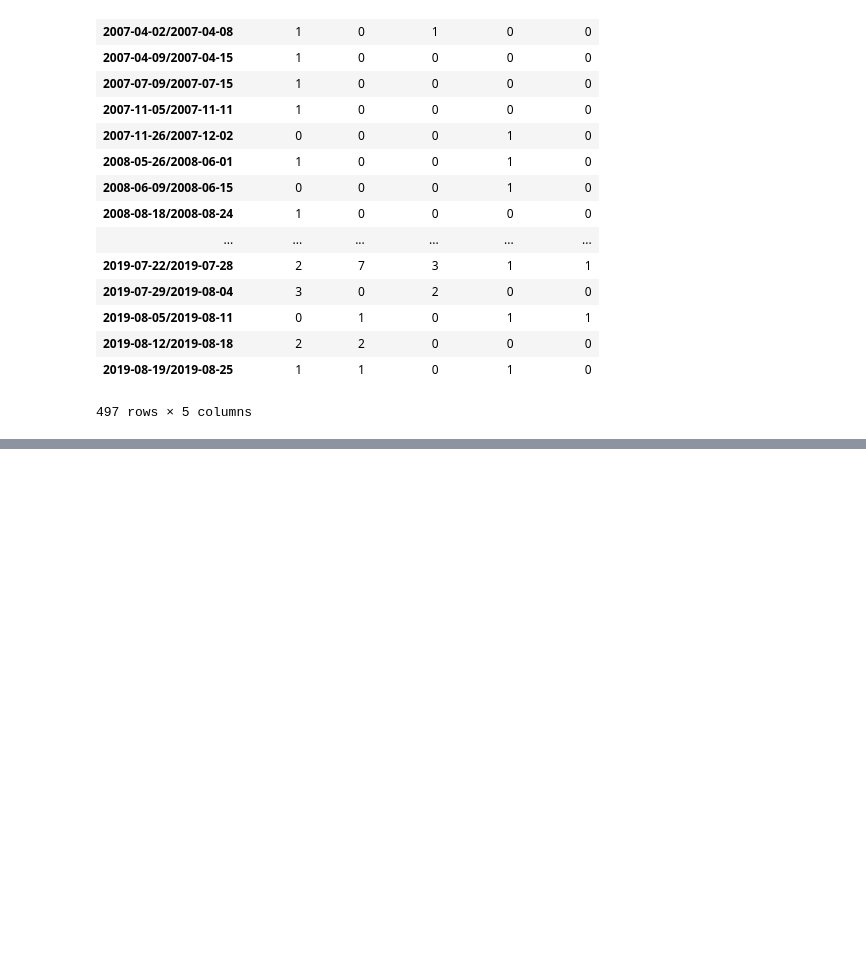
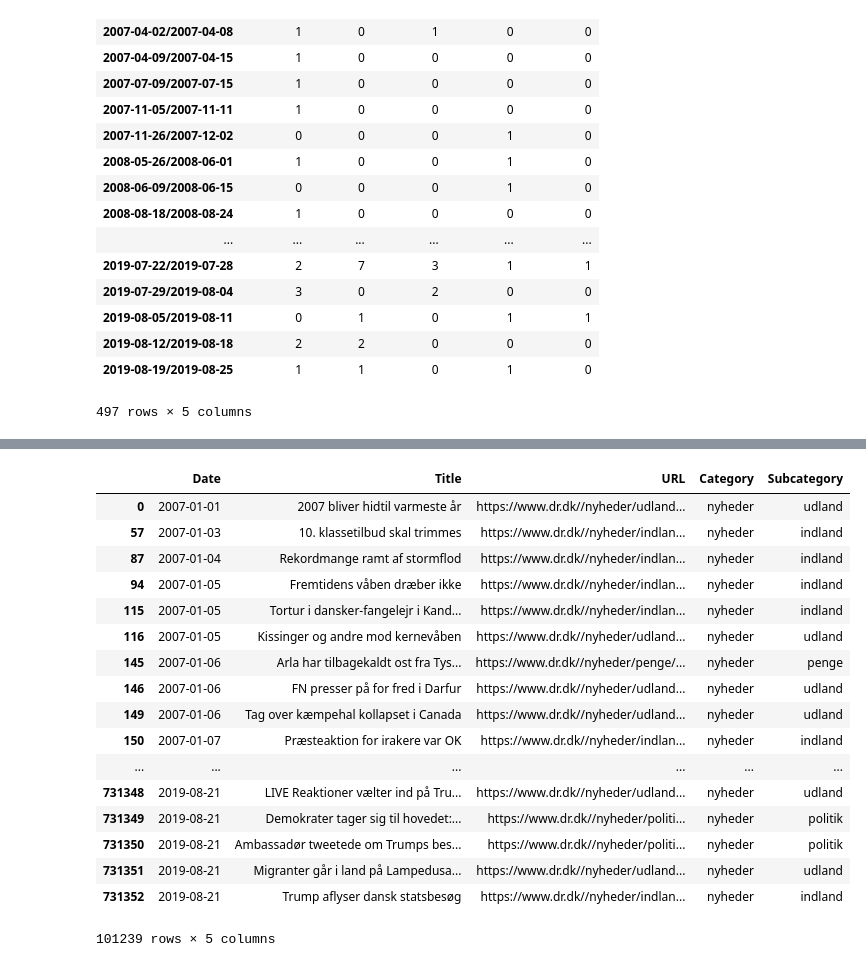
Before and after one commit to OliviaRW/group23, a Jupyter notebook: Exam/Migration/Exam tests.ipynb, the cells around one changed output, grey strips where cells are left out. Cells and saved outputs as stored; diff of their text form; code cells hidden in the pictures; blank space fills up the shorter version.

```diff
--- a/Exam/Migration/Exam tests.ipynb
+++ b/Exam/Migration/Exam tests.ipynb
@@ -275,0 +335,22 @@ df_
+# %%
+categories = ['nyheder']
+pd.concat([df[df['Category'] == category] for category in categories])
+# %% [output]
+|  | Date | Title | URL | Category | Subcategory |
+| 0 | 2007-01-01 | 2007 bliver hidtil varmeste år | https://www.dr.dk//nyheder/udland... | nyheder | udland |
+| 57 | 2007-01-03 | 10. klassetilbud skal trimmes | https://www.dr.dk//nyheder/indlan... | nyheder | indland |
+| 87 | 2007-01-04 | Rekordmange ramt af stormflod | https://www.dr.dk//nyheder/indlan... | nyheder | indland |
+| 94 | 2007-01-05 | Fremtidens våben dræber ikke | https://www.dr.dk//nyheder/indlan... | nyheder | indland |
+| 115 | 2007-01-05 | Tortur i dansker-fangelejr i Kand... | https://www.dr.dk//nyheder/indlan... | nyheder | indland |
+| 116 | 2007-01-05 | Kissinger og andre mod kernevåben | https://www.dr.dk//nyheder/udland... | nyheder | udland |
+| 145 | 2007-01-06 | Arla har tilbagekaldt ost fra Tys... | https://www.dr.dk//nyheder/penge/... | nyheder | penge |
+| 146 | 2007-01-06 | FN presser på for fred i Darfur | https://www.dr.dk//nyheder/udland... | nyheder | udland |
+| 149 | 2007-01-06 | Tag over kæmpehal kollapset i Canada | https://www.dr.dk//nyheder/udland... | nyheder | udland |
+| 150 | 2007-01-07 | Præsteaktion for irakere var OK | https://www.dr.dk//nyheder/indlan... | nyheder | indland |
+| ... | ... | ... | ... | ... | ... |
+| 731348 | 2019-08-21 | LIVE Reaktioner vælter ind på Tru... | https://www.dr.dk//nyheder/udland... | nyheder | udland |
+| 731349 | 2019-08-21 | Demokrater tager sig til hovedet:... | https://www.dr.dk//nyheder/politi... | nyheder | politik |
+| 731350 | 2019-08-21 | Ambassadør tweetede om Trumps bes... | https://www.dr.dk//nyheder/politi... | nyheder | politik |
+| 731351 | 2019-08-21 | Migranter går i land på Lampedusa... | https://www.dr.dk//nyheder/udland... | nyheder | udland |
+| 731352 | 2019-08-21 | Trump aflyser dansk statsbesøg | https://www.dr.dk//nyheder/indlan... | nyheder | indland |
+101239 rows × 5 columns
```
Also changed, not shown: parts of 4 cells of this notebook, 7 other files.
